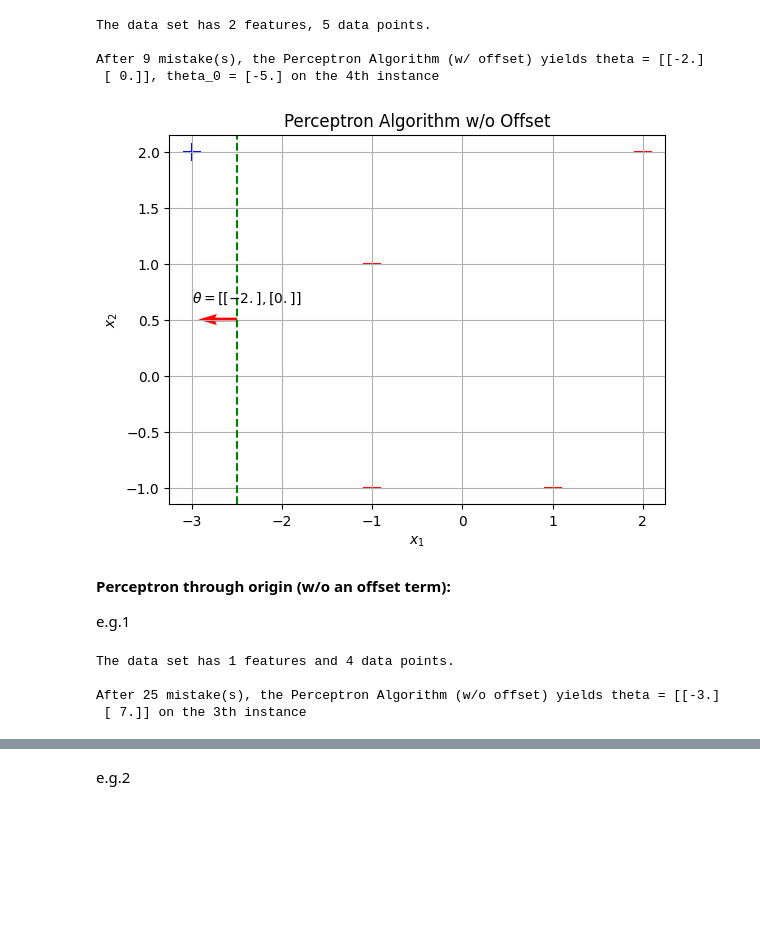
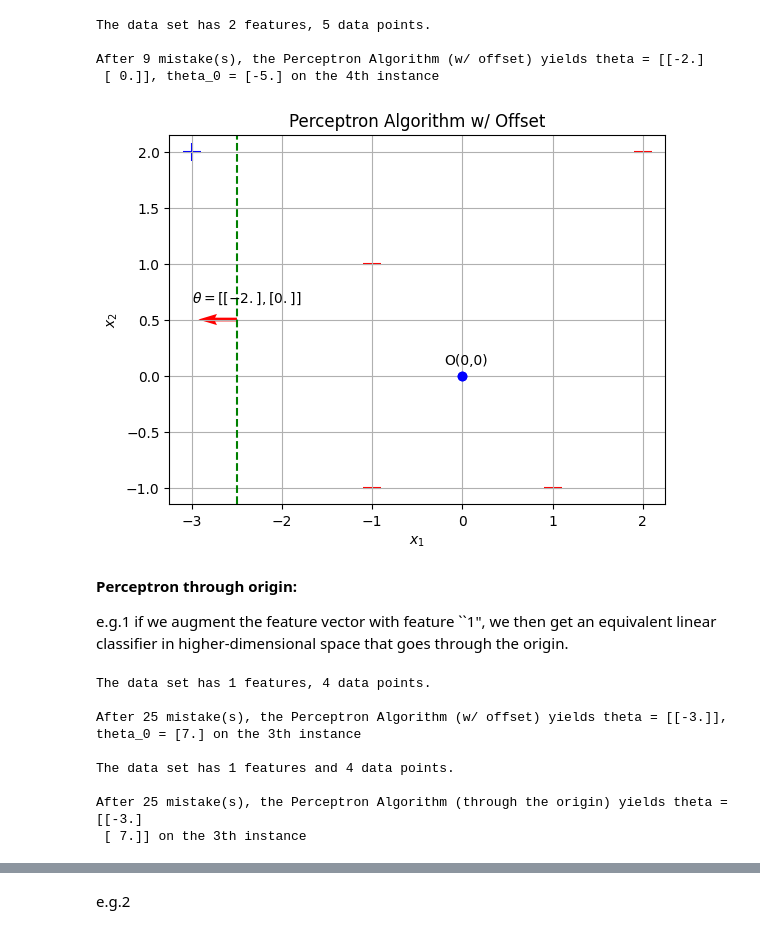
Before and after one commit to pquynhvu/ML, a Jupyter notebook: demo/perceptrons.ipynb, the cells around one changed output, grey strips where cells are left out. Drawn from its saved outputs; the diff is of its cells as text; code cells hidden in the pictures; blank space fills up the shorter version.

```diff
--- a/demo/perceptrons.ipynb
+++ b/demo/perceptrons.ipynb
@@ -57,33 +61,45 @@ After 9 mistake(s), the Perceptron Algorithm (w/ offset) yields theta = [[-2.]
 # %%
 plt.scatter(df[df['y']==1]['x1'], df[df['y']==1]['x2'], marker='+', s=150, c='b')
 plt.scatter(df[df['y']==-1]['x1'], df[df['y']==-1]['x2'], marker='_', s=150, c='r')
-plt.title('Perceptron Algorithm w/o Offset')
+plt.plot(0, 0, 'bo')
+plt.title('Perceptron Algorithm w/ Offset')
 plt.xlabel('$x_{1}$')
 plt.ylabel('$x_{2}$')
+
+plt.plot(0, 0, 'bo')
+plt.text(-0.2, 0.1, 'O(0,0)')
 
 plt.axvline(x = -theta_0/(theta[0]), color='g', linestyle = 'dashed')
 plt.quiver(-theta_0/(theta[0]), 0.5, theta[0], theta[1], color='r', units='xy', scale=5)
 plt.text(-3, 0.65, '$\\theta = [{},{}]$'.format(theta[0], theta[1]))
 
 plt.grid()
 plt.show()
 # %% [output]
-[figure, old version]
+[figure, new version]
-# %% [markdown]
-**Perceptron through origin (w/o an offset term):**
-
-e.g.1
+# %% [markdown]
+**Perceptron through origin:**
+
+e.g.1 if we augment the feature vector with feature ``1", we then get an equivalent linear classifier in higher-dimensional space that goes through the origin.
 # %%
 X = np.array([[1], [2], [3], [4]])
 y = np.array([[1], [1], [-1], [-1]])
 
 df = pd.DataFrame(X, columns=['x1'])
-df = df.assign(x2 = np.ones(X.shape[0]), y = y)
+df = df.assign(x2 = np.zeros(X.shape[0]), y = y)
 
-theta=perceptron_through_origin(X, y, 100)
+df_new = pd.DataFrame(X, columns=['x1'])
+df_new = df_new.assign(x2 = np.ones(X.shape[0]), y=y)
-# %% [output]
-The data set has 1 features and 4 data points.
-
-After 25 mistake(s), the Perceptron Algorithm (w/o offset) yields theta = [[-3.]
- [ 7.]] on the 3th instance
+# %%
+theta_with_offset, theta_0 = perceptron_with_offset(X, y, 1000)
+theta_through_origin =perceptron_through_origin(X, y, 1000)
+# %% [output]
+The data set has 1 features, 4 data points.
+
+After 25 mistake(s), the Perceptron Algorithm (w/ offset) yields theta = [[-3.]], theta_0 = [7.] on the 3th instance
+
+The data set has 1 features and 4 data points.
+
+After 25 mistake(s), the Perceptron Algorithm (through the origin) yields theta = [[-3.]
+ [ 7.]] on the 3th instance
 # %%
```
Also changed, not shown: parts of 15 cells of this notebook, 2 other files.
